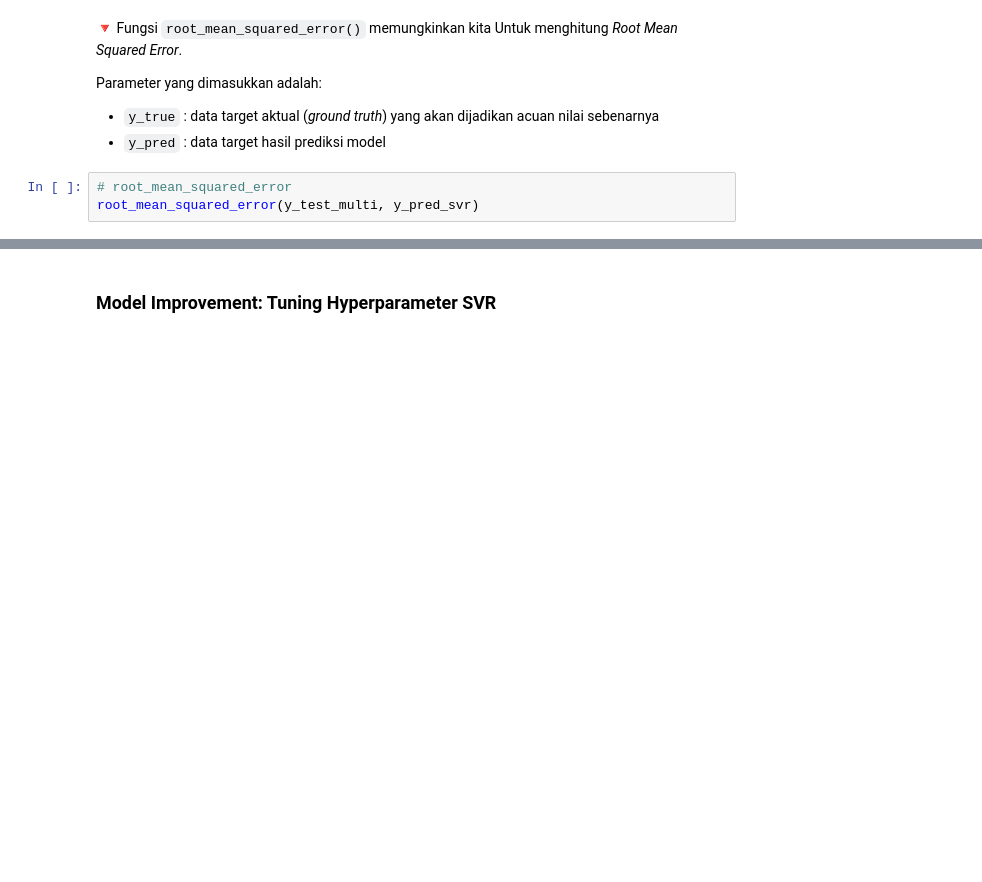
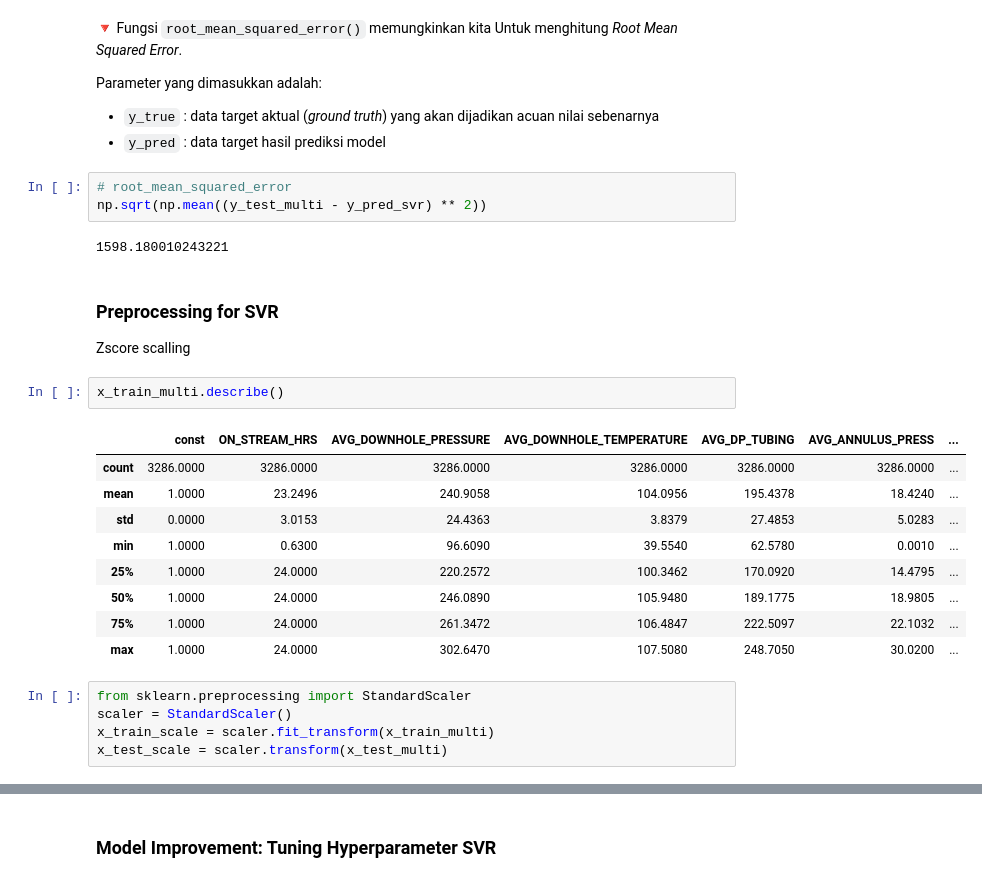
Before and after one commit to mhaniffajari/Data-Science-Project, a Jupyter notebook: Algoritma Training/4_rm-main/Inclass Freeport Regression.ipynb, the cells around one changed output, grey strips where cells are left out. Saved outputs shown, nothing was run; the diff lists cells and outputs as text; blank space fills up the shorter version.

```diff
--- a/Algoritma Training/4_rm-main/Inclass Freeport Regression.ipynb
+++ b/Algoritma Training/4_rm-main/Inclass Freeport Regression.ipynb
@@ -1403,4 +1560,27 @@ Parameter yang dimasukkan adalah:
 * `y_pred` : data target hasil prediksi model
 # %%
 # root_mean_squared_error
-root_mean_squared_error(y_test_multi, y_pred_svr)
+np.sqrt(np.mean((y_test_multi - y_pred_svr) ** 2))
+# %% [output]
+1598.180010243221
+# %% [markdown]
+### Preprocessing for SVR
+
+Zscore scalling
+# %%
+x_train_multi.describe()
+# %% [output]
+|  | const | ON_STREAM_HRS | AVG_DOWNHOLE_PRESSURE | AVG_DOWNHOLE_TEMPERATURE | AVG_DP_TUBING | AVG_ANNULUS_PRESS | ... |
+| count | 3286.0000 | 3286.0000 | 3286.0000 | 3286.0000 | 3286.0000 | 3286.0000 | ... |
+| mean | 1.0000 | 23.2496 | 240.9058 | 104.0956 | 195.4378 | 18.4240 | ... |
+| std | 0.0000 | 3.0153 | 24.4363 | 3.8379 | 27.4853 | 5.0283 | ... |
+| min | 1.0000 | 0.6300 | 96.6090 | 39.5540 | 62.5780 | 0.0010 | ... |
+| 25% | 1.0000 | 24.0000 | 220.2572 | 100.3462 | 170.0920 | 14.4795 | ... |
+| 50% | 1.0000 | 24.0000 | 246.0890 | 105.9480 | 189.1775 | 18.9805 | ... |
+| 75% | 1.0000 | 24.0000 | 261.3472 | 106.4847 | 222.5097 | 22.1032 | ... |
+| max | 1.0000 | 24.0000 | 302.6470 | 107.5080 | 248.7050 | 30.0200 | ... |
+# %%
+from sklearn.preprocessing import StandardScaler
+scaler = StandardScaler()
+x_train_scale = scaler.fit_transform(x_train_multi)
+x_test_scale = scaler.transform(x_test_multi)
```
Also changed, not shown: parts of 35 cells of this notebook, 35 other files.
